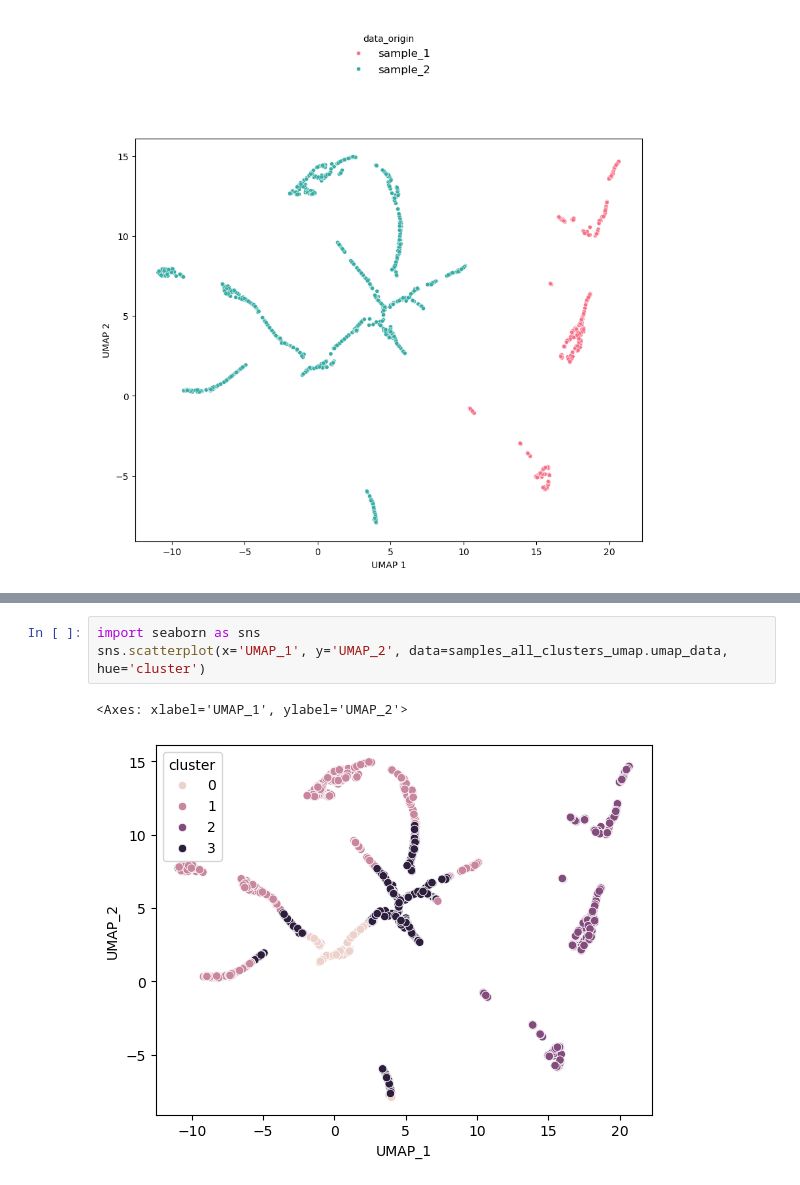
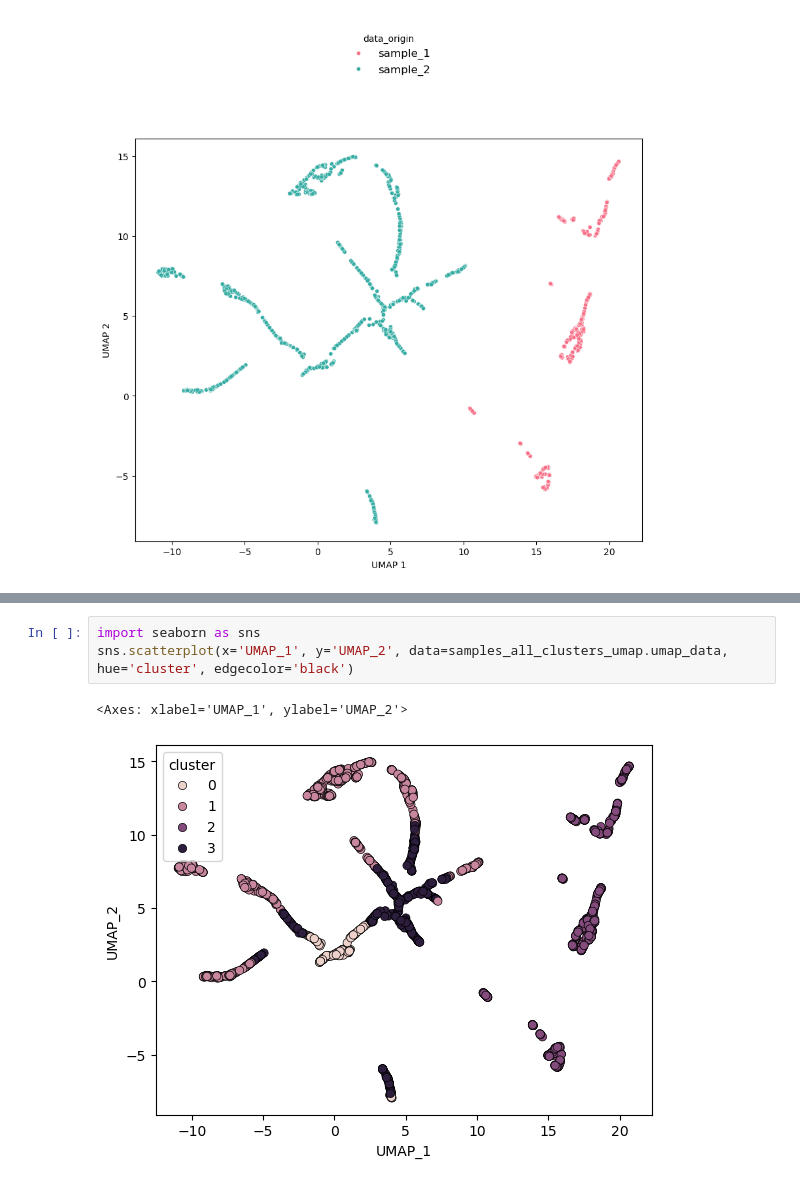
Before and after one commit to i3-unit/TCRpeg_i3, a Jupyter notebook: tutorial_umap.ipynb, the cells around one changed output, grey strips where cells are left out. Cells and saved outputs as stored; diff of their text form.

```diff
--- a/tutorial_umap.ipynb
+++ b/tutorial_umap.ipynb
@@ -117,6 +190,6 @@ samples_all_clusters_umap.plot_umap(hue='count')
 # %%
 import seaborn as sns
-sns.scatterplot(x='UMAP_1', y='UMAP_2', data=samples_all_clusters_umap.umap_data, hue='cluster')
+sns.scatterplot(x='UMAP_1', y='UMAP_2', data=samples_all_clusters_umap.umap_data, hue='cluster', edgecolor='black')
 # %% [output]
 <Axes: xlabel='UMAP_1', ylabel='UMAP_2'>
-[figure, old version]
+[figure, new version]
```
Also changed, not shown: parts of 11 cells of this notebook, 1 other file.
